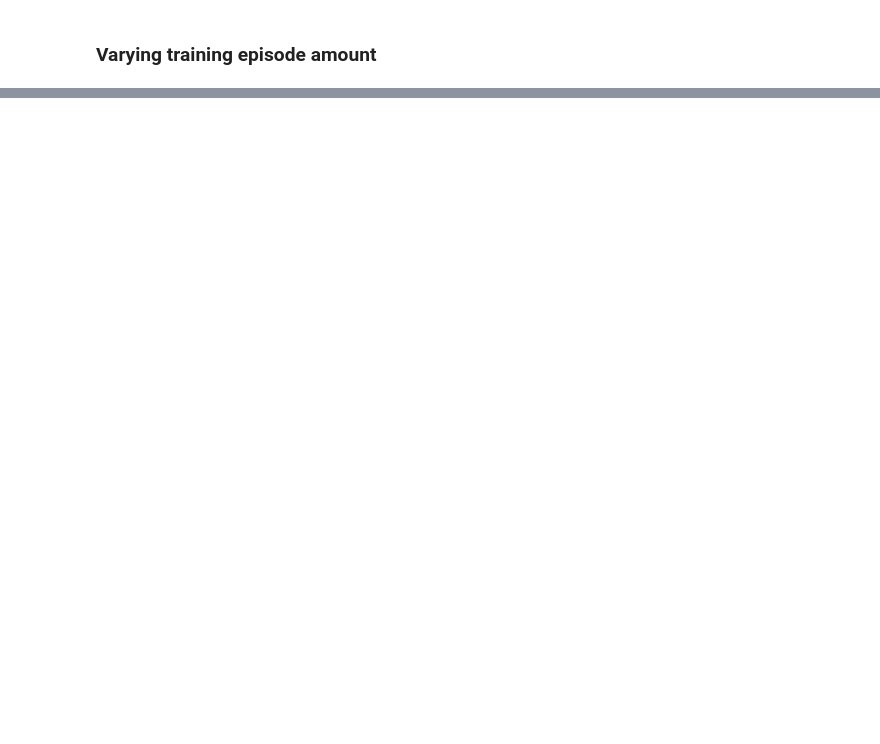
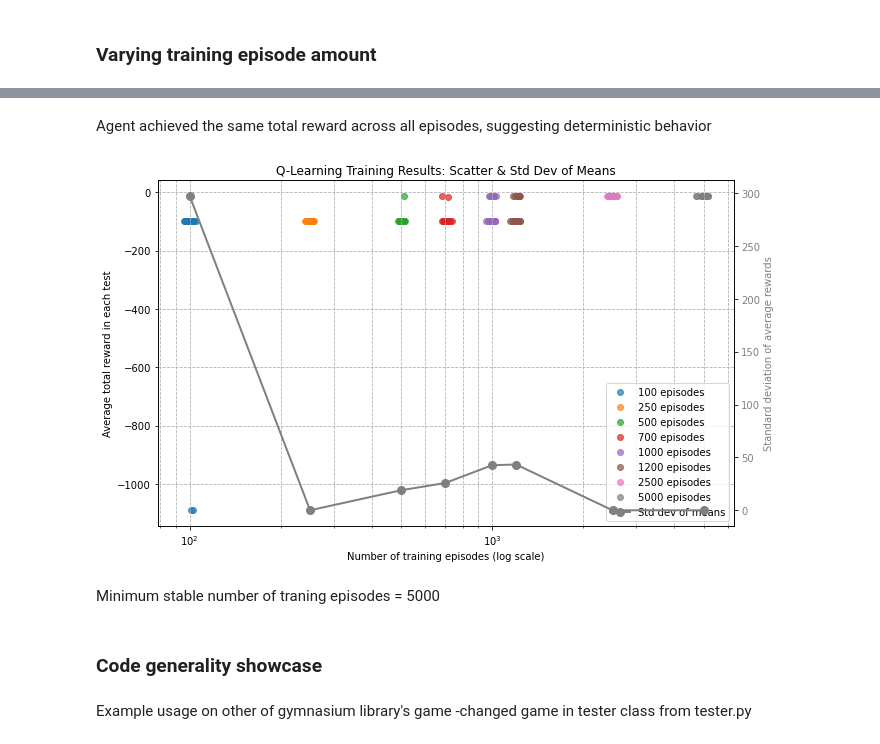
Before and after one commit to jromanki/wsi, a Jupyter notebook: lab6/src/testing.ipynb, the cells around one changed output, grey strips where cells are left out. Saved outputs shown, nothing was run; the diff lists cells and outputs as text; code cells hidden in the pictures; blank space fills up the shorter version.

```diff
--- a/lab6/src/testing.ipynb
+++ b/lab6/src/testing.ipynb
@@ -75,0 +68,37 @@ plt.show()
+# %% [markdown]
+Agent achieved the same total reward across all episodes, suggesting deterministic behavior
+# %%
+stddev_of_means = [np.std(avgs) for avgs in all_avgs]
+
+fig, ax1 = plt.subplots(figsize=(10, 6), facecolor='white')
+plt.subplots_adjust(left=0.1, right=0.9, top=0.9, bottom=0.1)
+
+# Scatter plot on primary y-axis
+for i, episode_num in enumerate(episode_num_list):
+    x = np.random.normal(loc=episode_num, scale=episode_num*0.02, size=AVERAGE_SIZE)
+    ax1.scatter(x, all_avgs[i], alpha=0.7, label=f"{episode_num} episodes")
+ax1.set_xscale('log')
+ax1.set_xlabel("Number of training episodes (log scale)")
+ax1.set_ylabel("Average total reward in each test")
+ax1.grid(True, which="both", ls="--")
+
+# Csecond y-axis for stddev_of_means
+ax2 = ax1.twinx()
+ax2.plot(episode_num_list, stddev_of_means, '-o', color='grey', linewidth=2, markersize=8, label='Std dev of means')
+ax2.set_ylabel("Standard deviation of average rewards", color='grey')
+ax2.tick_params(axis='y', labelcolor='grey')
+
+handles1, labels1 = ax1.get_legend_handles_labels()
+handles2, labels2 = ax2.get_legend_handles_labels()
+ax1.legend(handles1 + handles2, labels1 + labels2, loc='best')
+
+plt.title("Q-Learning Training Results: Scatter & Std Dev of Means")
+plt.show()
+# %% [output]
+[figure, added]
+# %% [markdown]
+Minimum stable number of traning episodes = 5000
+# %% [markdown]
+### Code generality showcase
+# %% [markdown]
+Example usage on other of gymnasium library's game -changed game in tester class from tester.py
```
Also changed, not shown: parts of 6 cells of this notebook, 3 other files.
